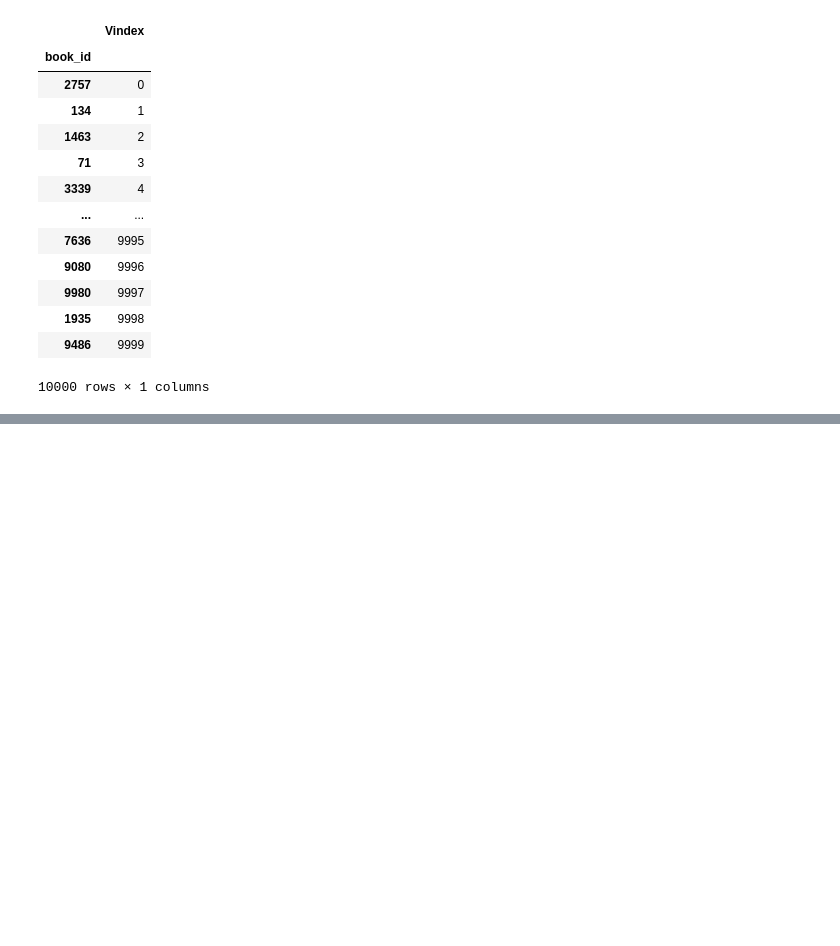
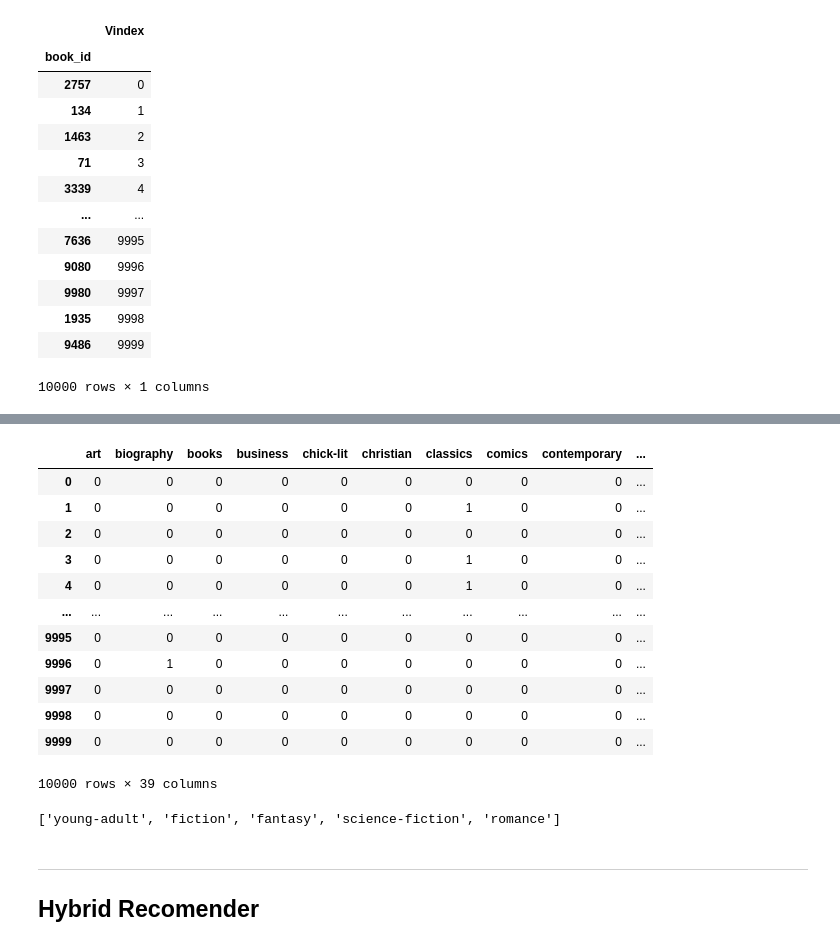
Before and after one commit to CamelSal/BookRecommender, a Jupyter notebook: Hybrid_Recomender.ipynb, the cells around one changed output, grey strips where cells are left out. Saved outputs shown, nothing was run; the diff lists cells and outputs as text; code cells hidden in the pictures; blank space fills up the shorter version.

```diff
--- a/Hybrid_Recomender.ipynb
+++ b/Hybrid_Recomender.ipynb
@@ -36,8 +36,8 @@ from warnings import filterwarnings
 filterwarnings('ignore')
 # %%
 #loading all dataframes
-book_df = pd.read_csv('data/books.csv')
+book_df = pd.read_csv('data_clean/books.csv',index_col=[0])
 tags_df = pd.read_csv('data/tags.csv')
-book_tags_df = pd.read_csv('data/book_tags.csv')
+book_tags_df = pd.read_csv('data_clean/book_tags.csv',index_col=[0])
 ratings_df = pd.read_csv('data/ratings.csv')
 # %% [markdown]
@@ -262,0 +393,24 @@ recomender("5 Very Good Reasons to Punch a Dolphin in the Mouth and Other Useful
+# %%
+from sklearn.feature_extraction.text import CountVectorizer
+
+text_model = CountVectorizer(tokenizer=custom_tokenizer)
+
+text_pop = text_model.fit_transform(book_df['genres'])
+# %%
+cont_max = pd.DataFrame(columns = text_model.get_feature_names_out(), data = text_pop.toarray())
+# %%
+cont_max
+# %% [output]
+|  | art | biography | books | business | chick-lit | christian | classics | comics | contemporary | ... |
+| 0 | 0 | 0 | 0 | 0 | 0 | 0 | 0 | 0 | 0 | ... |
+| 1 | 0 | 0 | 0 | 0 | 0 | 0 | 1 | 0 | 0 | ... |
+| 2 | 0 | 0 | 0 | 0 | 0 | 0 | 0 | 0 | 0 | ... |
+| 3 | 0 | 0 | 0 | 0 | 0 | 0 | 1 | 0 | 0 | ... |
+| 4 | 0 | 0 | 0 | 0 | 0 | 0 | 1 | 0 | 0 | ... |
+| ... | ... | ... | ... | ... | ... | ... | ... | ... | ... | ... |
+| 9995 | 0 | 0 | 0 | 0 | 0 | 0 | 0 | 0 | 0 | ... |
+| 9996 | 0 | 1 | 0 | 0 | 0 | 0 | 0 | 0 | 0 | ... |
+| 9997 | 0 | 0 | 0 | 0 | 0 | 0 | 0 | 0 | 0 | ... |
+| 9998 | 0 | 0 | 0 | 0 | 0 | 0 | 0 | 0 | 0 | ... |
+| 9999 | 0 | 0 | 0 | 0 | 0 | 0 | 0 | 0 | 0 | ... |
+10000 rows × 39 columns
@@ -262,0 +431,8 @@ recomender("5 Very Good Reasons to Punch a Dolphin in the Mouth and Other Useful
+# %%
+turn = custom_tokenizer(s)
+turn
+# %% [output]
+['young-adult', 'fiction', 'fantasy', 'science-fiction', 'romance']
+# %% [markdown]
+---
+## Hybrid Recomender
```
Also changed, not shown: parts of 26 cells of this notebook, 1 other file.
